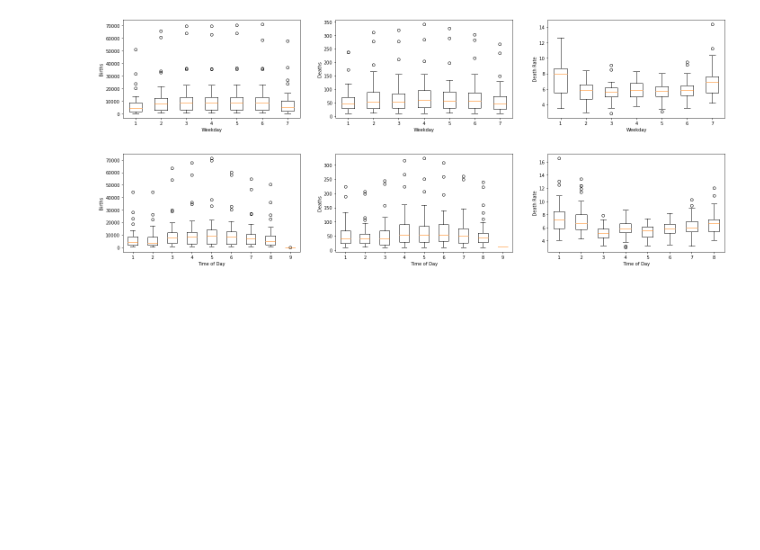
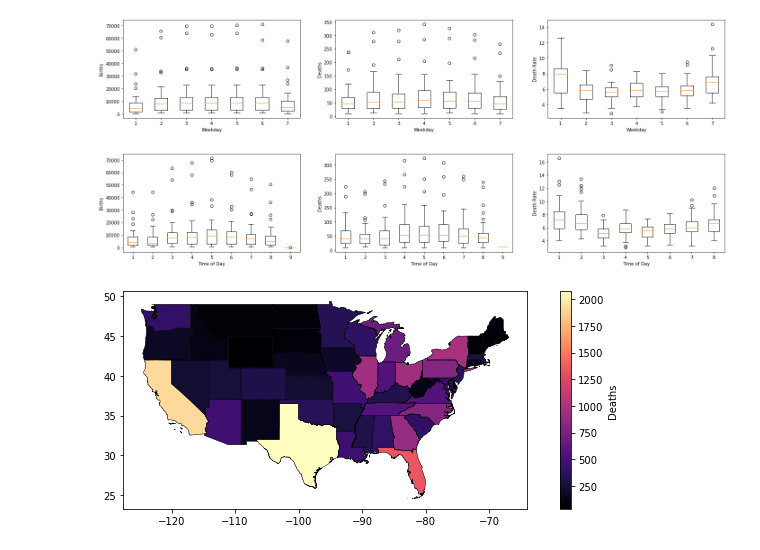
Before and after one commit to kels271828/ds4a, a Jupyter notebook: notebooks/explore_cdc.ipynb, the cells around one changed output. Cells and saved outputs as stored; diff of their text form; code cells hidden in the pictures; blank space fills up the shorter version.

Commit message:
add infant state plots

```diff
--- a/notebooks/explore_cdc.ipynb
+++ b/notebooks/explore_cdc.ipynb
@@ -56,0 +60,30 @@ plot_time(hours, 'Time of Day Code', 'Time of Day')
+# %%
+# Load infant mortality
+infant = pd.read_csv('../data/CDC/years.txt', sep='\t')
+infant = infant[infant['State'].isna() == False]
+infant = infant[infant['Year of Death'].isna() == False]
+# %%
+# Load geography
+states = geopandas.read_file('../data/cb_2020_us_state_500k/cb_2020_us_state_500k.shp')
+
+# Remove extras (removed Alaska and Hawaii just for plotting)
+extra = ['American Samoa', 'Commonwealth of the Northern Mariana Islands', 'Puerto Rico',
+         'United States Virgin Islands', 'Guam', 'Alaska', 'Hawaii']
+states = states[states['NAME'].isin(extra) == False]
+# %%
+# Merge data sets
+df = states.copy()
+df = df.merge(
+    infant,
+    how='left',
+    left_on='NAME',
+    right_on='State'
+)
+# %%
+# Take a look at death counts by state
+fig, ax = plt.subplots(figsize=(12, 4))
+states.boundary.plot(edgecolor='k', linewidth=0.5, ax=ax)
+df['Deaths'] = df['Deaths'].astype(int)
+df.plot(cmap='magma', column='Deaths', legend=True, legend_kwds={'label': 'Deaths'}, ax=ax);
+# %% [output]
+[figure, added]
```
Also changed, not shown: parts of 5 cells of this notebook.
